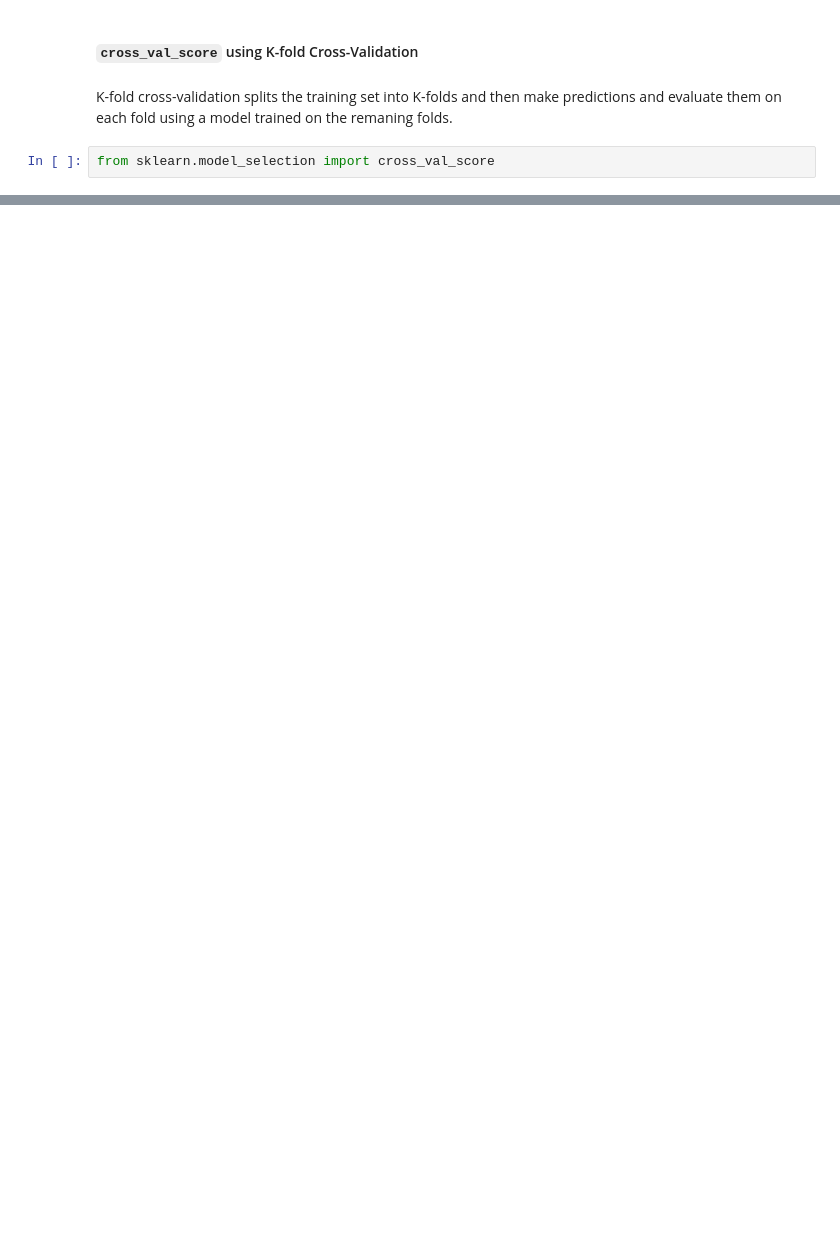
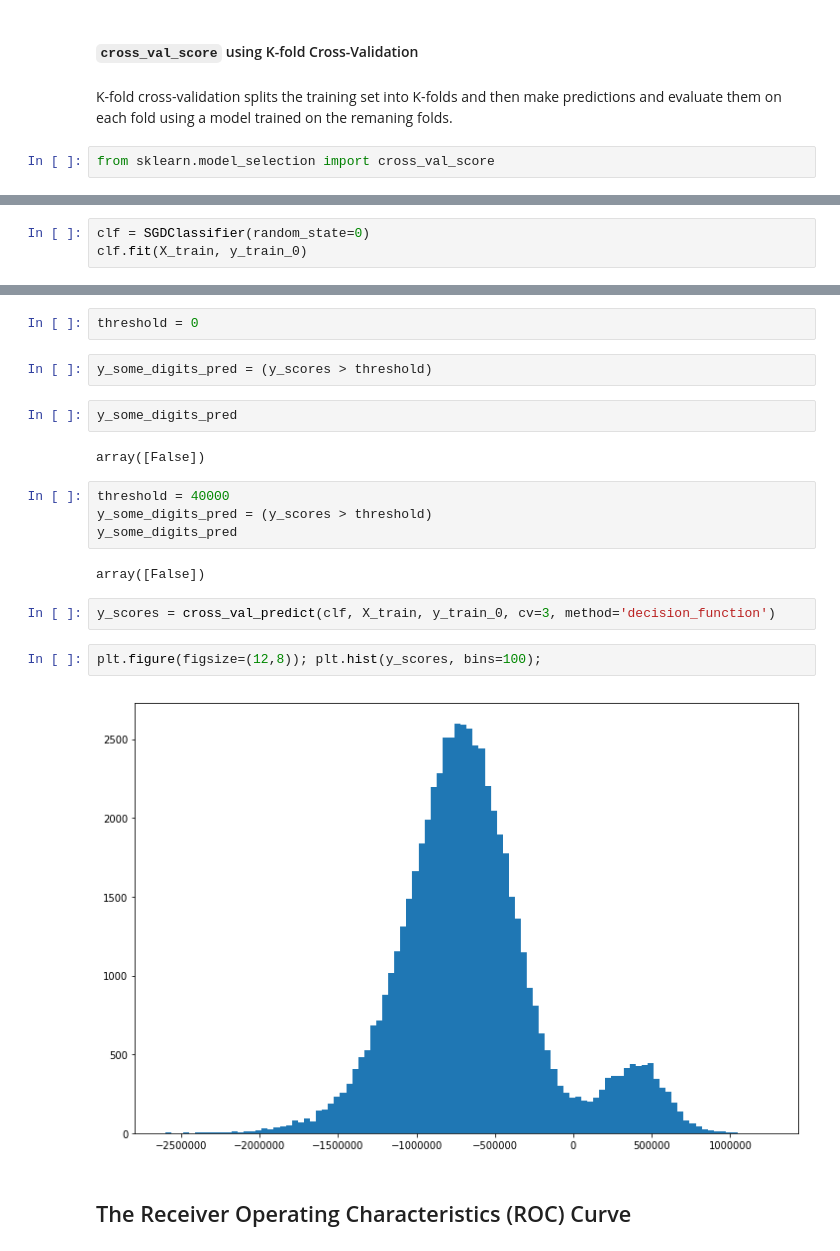
Before and after one commit to ab-anand/Data-Warehouse, a Jupyter notebook: MNIST_dataset/MNIST_n.ipynb, the cells around one changed output, grey strips where cells are left out. Saved outputs shown, nothing was run; the diff lists cells and outputs as text; blank space fills up the shorter version.

```diff
--- a/MNIST_dataset/MNIST_n.ipynb
+++ b/MNIST_dataset/MNIST_n.ipynb
@@ -178,0 +272,3 @@ array([0.98816864, 0.98666889, 0.98466922, 0.98633333, 0.97466667,
+# %%
+clf = SGDClassifier(random_state=0)
+clf.fit(X_train, y_train_0)
@@ -178,0 +290,22 @@ array([0.98816864, 0.98666889, 0.98466922, 0.98633333, 0.97466667,
+# %%
+threshold = 0
+# %%
+y_some_digits_pred = (y_scores > threshold)
+# %%
+y_some_digits_pred
+# %% [output]
+array([False])
+# %%
+threshold = 40000
+y_some_digits_pred = (y_scores > threshold)
+y_some_digits_pred
+# %% [output]
+array([False])
+# %%
+y_scores = cross_val_predict(clf, X_train, y_train_0, cv=3, method='decision_function')
+# %%
+plt.figure(figsize=(12,8)); plt.hist(y_scores, bins=100);
+# %% [output]
+[figure, added]
+# %% [markdown]
+## The Receiver Operating Characteristics (ROC) Curve
```
Also changed, not shown: parts of 45 cells of this notebook.
